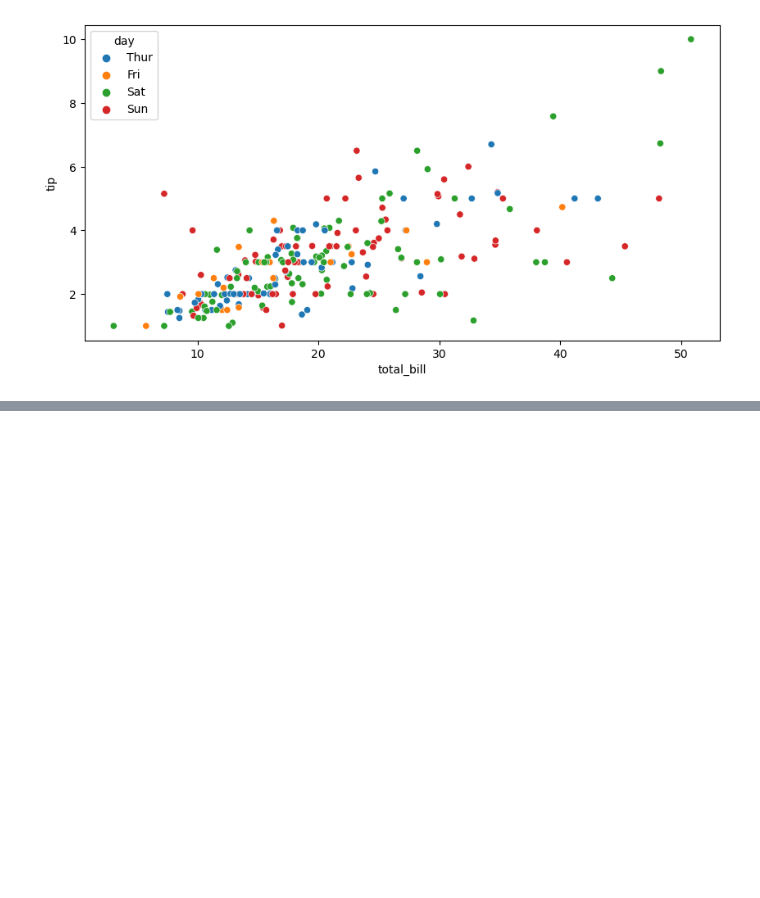
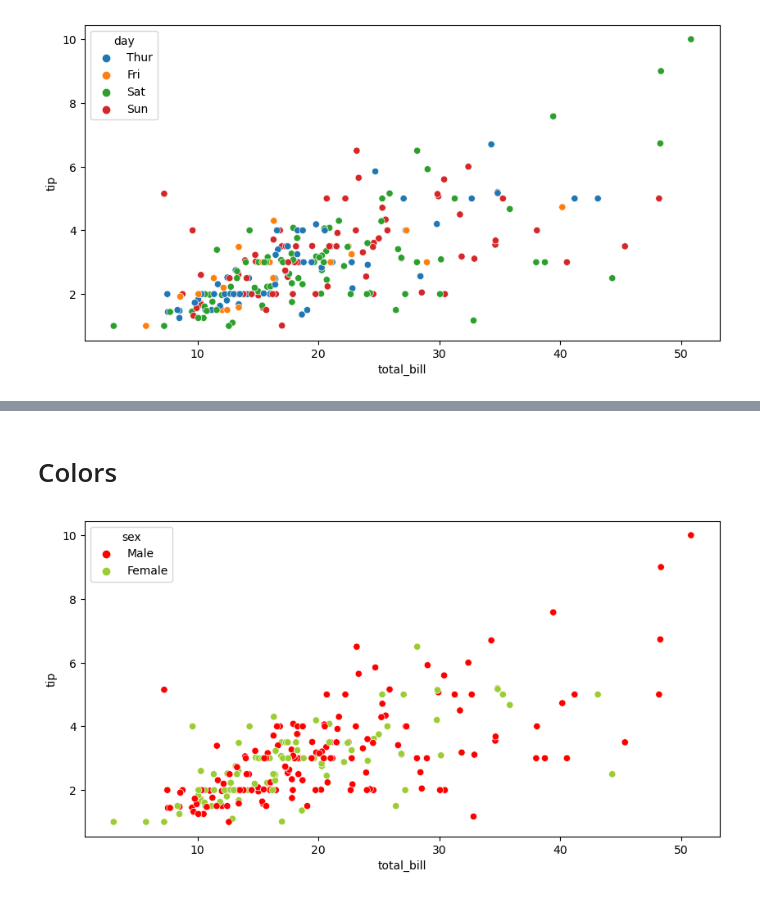
Before and after one commit to cumaalicelik/Data-Visualization, a Jupyter notebook: Seaborn.ipynb, the cells around one changed output, grey strips where cells are left out. Cells and saved outputs as stored; diff of their text form; code cells hidden in the pictures; blank space fills up the shorter version.

```diff
--- a/Seaborn.ipynb
+++ b/Seaborn.ipynb
@@ -133,0 +168,8 @@ plt.show()
+# %% [markdown]
+# Colors
+# %%
+plt.figure(figsize=(10,5))
+colors= ["red","yellowgreen"]
+sns.scatterplot(data=tips, x= "total_bill", y="tip", hue="sex", palette=colors);
+# %% [output]
+[figure, added]
```
Also changed, not shown: parts of 56 cells of this notebook.
